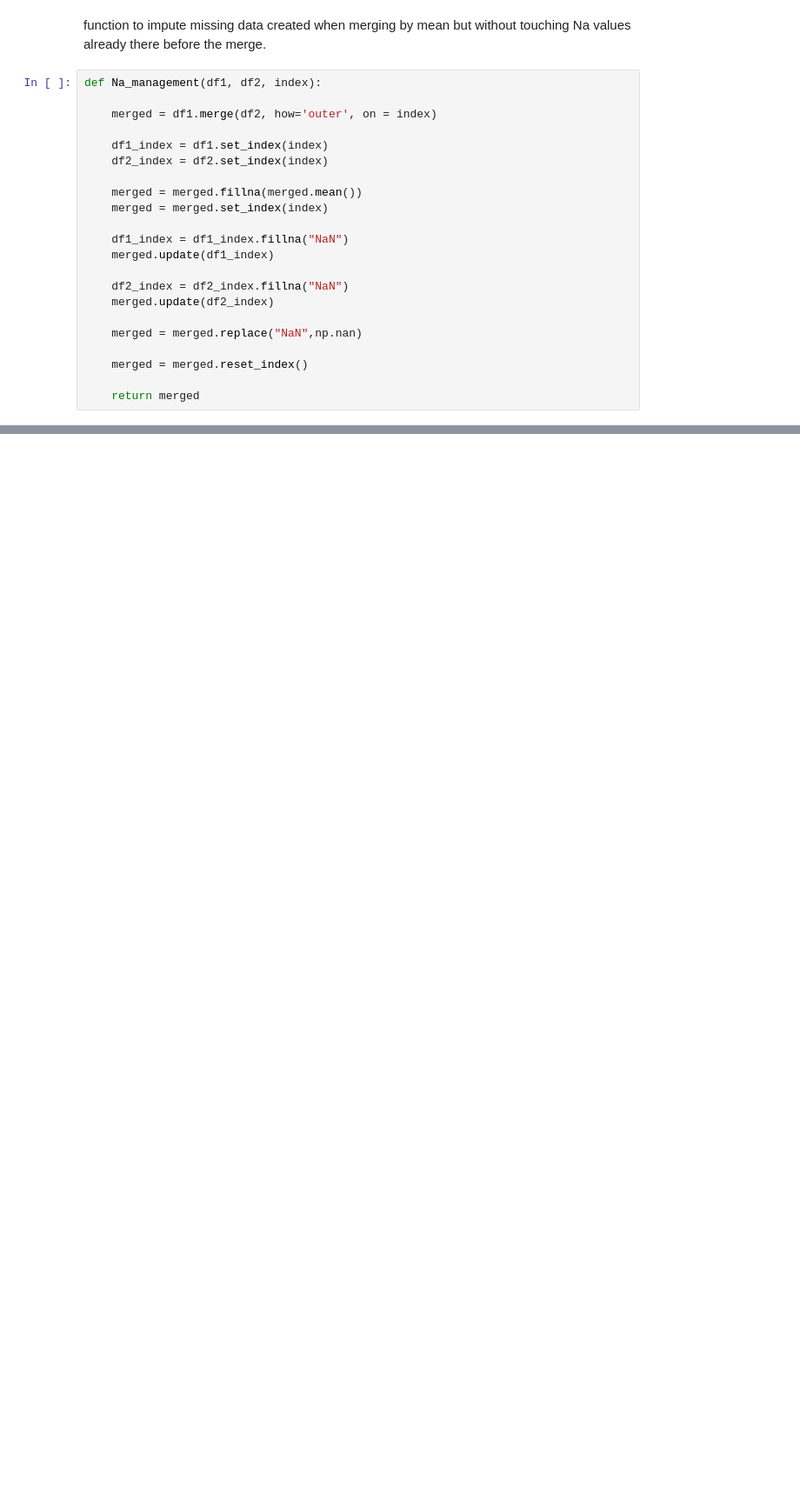
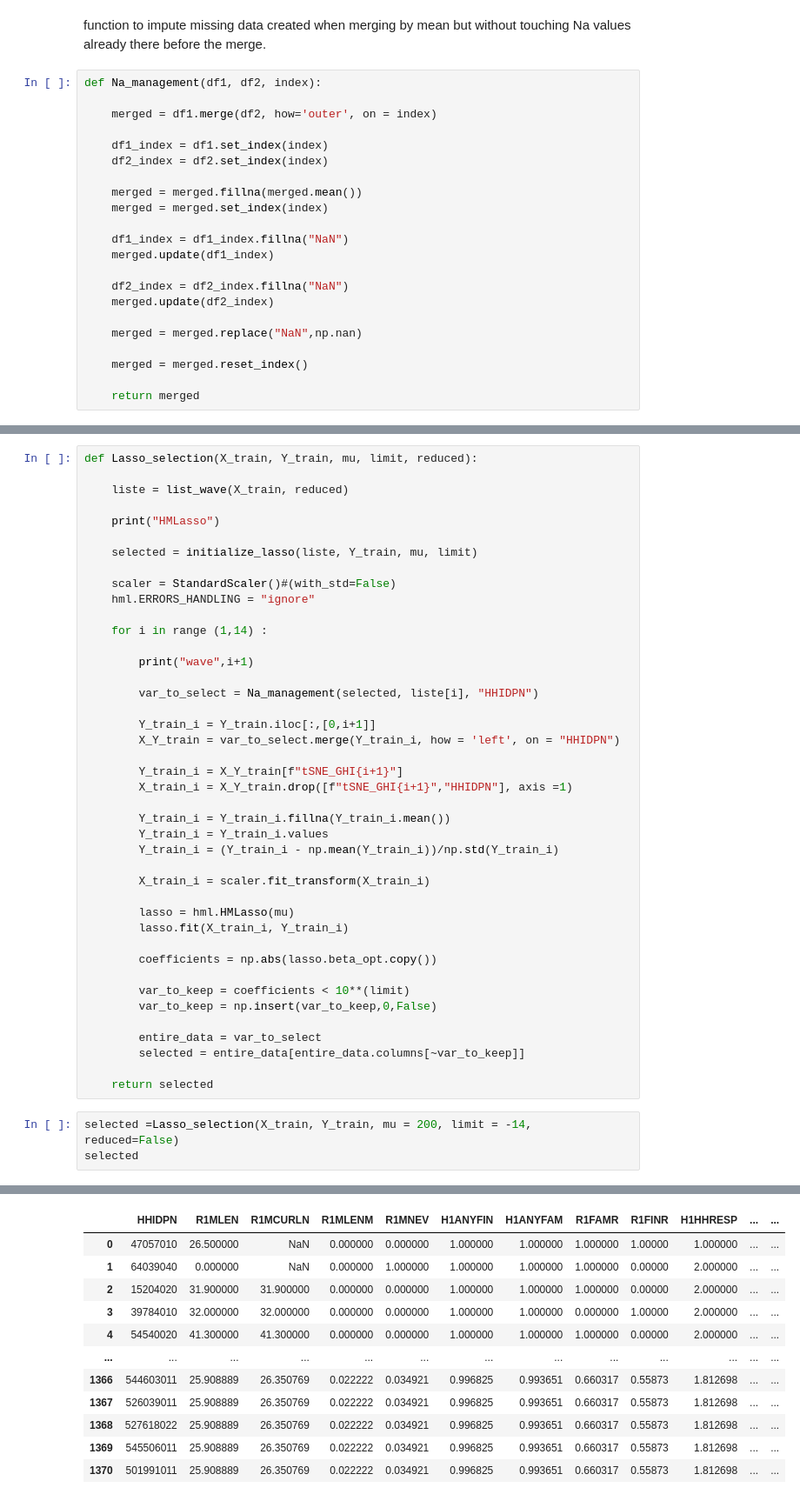
Before and after one commit to jveillon/Projet_Statapp, a Jupyter notebook: ML/file_02_panel_estimation.ipynb, the cells around one changed output, grey strips where cells are left out. Shown at 87% size. Drawn from its saved outputs; the diff is of its cells as text; blank space fills up the shorter version.

```diff
--- a/ML/file_02_panel_estimation.ipynb
+++ b/ML/file_02_panel_estimation.ipynb
@@ -241,0 +218,46 @@ for i in range (1,14) :
+# %%
+def Lasso_selection(X_train, Y_train, mu, limit, reduced):
+
+    liste = list_wave(X_train, reduced)
+
+    print("HMLasso")
+
+    selected = initialize_lasso(liste, Y_train, mu, limit)
+
+    scaler = StandardScaler()#(with_std=False)
+    hml.ERRORS_HANDLING = "ignore"
+
+    for i in range (1,14) :
+
+        print("wave",i+1)
+
+        var_to_select = Na_management(selected, liste[i], "HHIDPN")
+
+        Y_train_i = Y_train.iloc[:,[0,i+1]]
+        X_Y_train = var_to_select.merge(Y_train_i, how = 'left', on = "HHIDPN")
+
+        Y_train_i = X_Y_train[f"tSNE_GHI{i+1}"]
+        X_train_i = X_Y_train.drop([f"tSNE_GHI{i+1}","HHIDPN"], axis =1)
+
+        Y_train_i = Y_train_i.fillna(Y_train_i.mean())
+        Y_train_i = Y_train_i.values
+        Y_train_i = (Y_train_i - np.mean(Y_train_i))/np.std(Y_train_i)
+
+        X_train_i = scaler.fit_transform(X_train_i)
+
+        lasso = hml.HMLasso(mu)
+        lasso.fit(X_train_i, Y_train_i)
+
+        coefficients = np.abs(lasso.beta_opt.copy())
+
+        var_to_keep = coefficients < 10**(limit)
+        var_to_keep = np.insert(var_to_keep,0,False)
+
+        entire_data = var_to_select
+        selected = entire_data[entire_data.columns[~var_to_keep]]
+
+    return selected
+# %%
+selected =Lasso_selection(X_train, Y_train, mu = 200, limit = -14, reduced=False)
+selected
+# %% [output]
@@ -241,0 +282,12 @@ for i in range (1,14) :
+|  | HHIDPN | R1MLEN | R1MCURLN | R1MLENM | R1MNEV | H1ANYFIN | H1ANYFAM | R1FAMR | R1FINR | H1HHRESP | ... | ... |
+| 0 | 47057010 | 26.500000 | NaN | 0.000000 | 0.000000 | 1.000000 | 1.000000 | 1.000000 | 1.00000 | 1.000000 | ... | ... |
+| 1 | 64039040 | 0.000000 | NaN | 0.000000 | 1.000000 | 1.000000 | 1.000000 | 1.000000 | 0.00000 | 2.000000 | ... | ... |
+| 2 | 15204020 | 31.900000 | 31.900000 | 0.000000 | 0.000000 | 1.000000 | 1.000000 | 1.000000 | 0.00000 | 2.000000 | ... | ... |
+| 3 | 39784010 | 32.000000 | 32.000000 | 0.000000 | 0.000000 | 1.000000 | 1.000000 | 0.000000 | 1.00000 | 2.000000 | ... | ... |
+| 4 | 54540020 | 41.300000 | 41.300000 | 0.000000 | 0.000000 | 1.000000 | 1.000000 | 1.000000 | 0.00000 | 2.000000 | ... | ... |
+| ... | ... | ... | ... | ... | ... | ... | ... | ... | ... | ... | ... | ... |
+| 1366 | 544603011 | 25.908889 | 26.350769 | 0.022222 | 0.034921 | 0.996825 | 0.993651 | 0.660317 | 0.55873 | 1.812698 | ... | ... |
+| 1367 | 526039011 | 25.908889 | 26.350769 | 0.022222 | 0.034921 | 0.996825 | 0.993651 | 0.660317 | 0.55873 | 1.812698 | ... | ... |
+| 1368 | 527618022 | 25.908889 | 26.350769 | 0.022222 | 0.034921 | 0.996825 | 0.993651 | 0.660317 | 0.55873 | 1.812698 | ... | ... |
+| 1369 | 545506011 | 25.908889 | 26.350769 | 0.022222 | 0.034921 | 0.996825 | 0.993651 | 0.660317 | 0.55873 | 1.812698 | ... | ... |
+| 1370 | 501991011 | 25.908889 | 26.350769 | 0.022222 | 0.034921 | 0.996825 | 0.993651 | 0.660317 | 0.55873 | 1.812698 | ... | ... |
```
Also changed, not shown: parts of 39 cells of this notebook.
